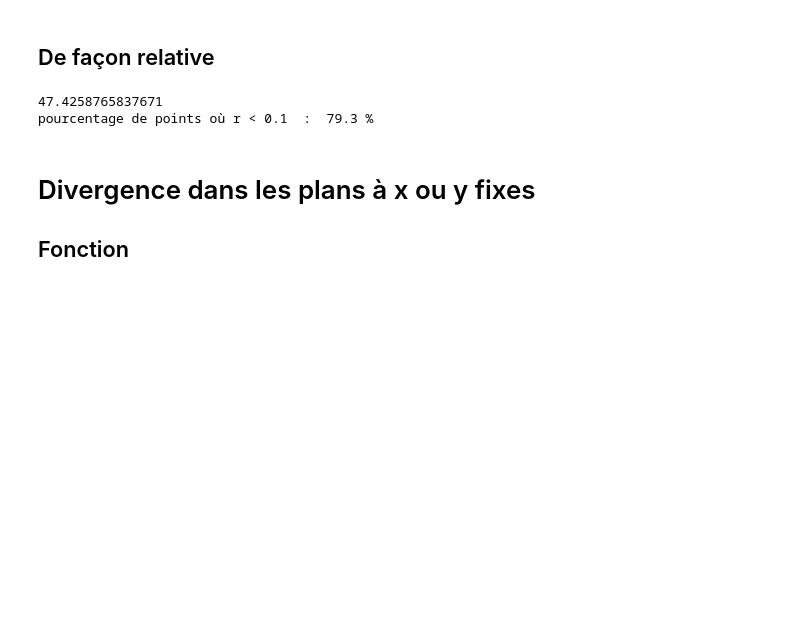
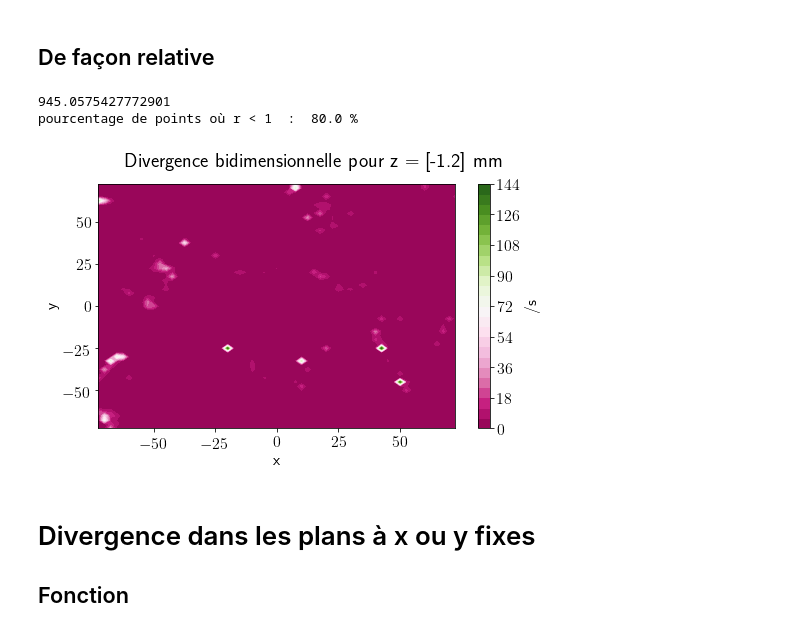
Before and after one commit to Julielmnt/Stage_L3, a Jupyter notebook: Points_de_pompage.ipynb, the cells around one changed output. Saved outputs shown, nothing was run; the diff lists cells and outputs as text; code cells hidden in the pictures; blank space fills up the shorter version.

```diff
--- a/Points_de_pompage.ipynb
+++ b/Points_de_pompage.ipynb
@@ -168,13 +169,37 @@ False
 # %% [markdown]
 ## De façon relative
 # %%
-r=np.where(div_2D<0.01,0,np.abs(div_3D)/np.abs(div_2D))
-seuil=0.1
+r=np.where(div_2D<0.0001,0,np.abs(div_3D)/np.abs(div_2D))
+seuil=1
 print(np.max(r))
 print('pourcentage de points où r < {}  :  {} %'.format(seuil,np.round(100*np.sum(r<seuil*np.ones(np.shape(r)))/np.size(r),decimals=1)))
 # %% [output]
-47.4258765837671
-pourcentage de points où r < 0.1  :  79.3 %
+945.0575427772901
+pourcentage de points où r < 1  :  80.0 %
+# %%
+def plot_divergence(div,dx,dy,title):
+    "Tracé des divergences"
+    #norme
+    vmax,vmin=np.max(div),np.min(div)
+    norm=Normalize(vmin=vmin, vmax=vmax)
+    levels = MaxNLocator(nbins=25).tick_values(vmin,vmax)
+
+    fig, l0 = plt.subplots(num=title,figsize=(8,4.5))
+    im0 = l0.contourf(dx,dy,div,levels=levels, cmap=colormap2,norm=norm)
+    l0.set_xlabel('x')
+    l0.set_ylabel('y')
+    #circle = mpatches.Circle((0,0), 6, color='snow')#patch
+    #l0.add_patch(circle)
+    cbar=plt.colorbar(im0,ax=l0,label='/s')
+    #cbar.set_label('s^{-1}',fontsize=12)
+
+    fig.suptitle(title,fontsize=20)
+    plt.show()
+# %%
+plan=2
+plot_divergence(r[plan],dx[plan],dy[plan],'Divergence bidimensionnelle pour z = {} mm'.format(np.around(-z[plan],decimals=1)))
+# %% [output]
+[figure, added]
 # %% [markdown]
 # Divergence dans les plans à x ou y fixes
 ## Fonction
```
Also changed, not shown: parts of 8 cells of this notebook, 5 other files.
